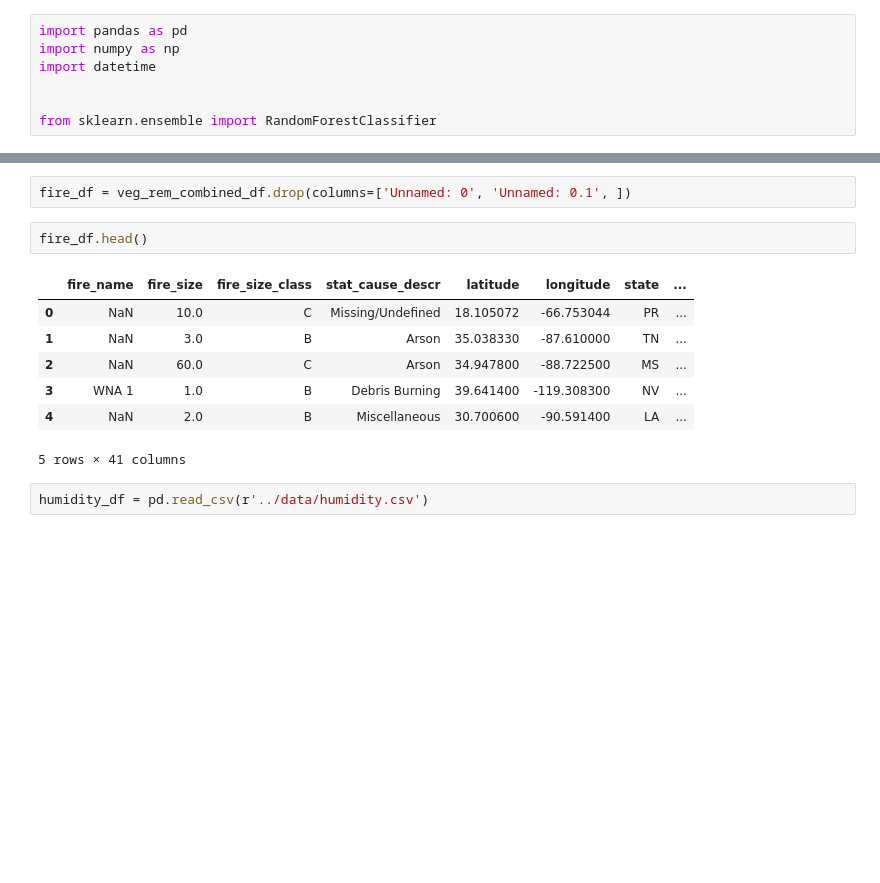
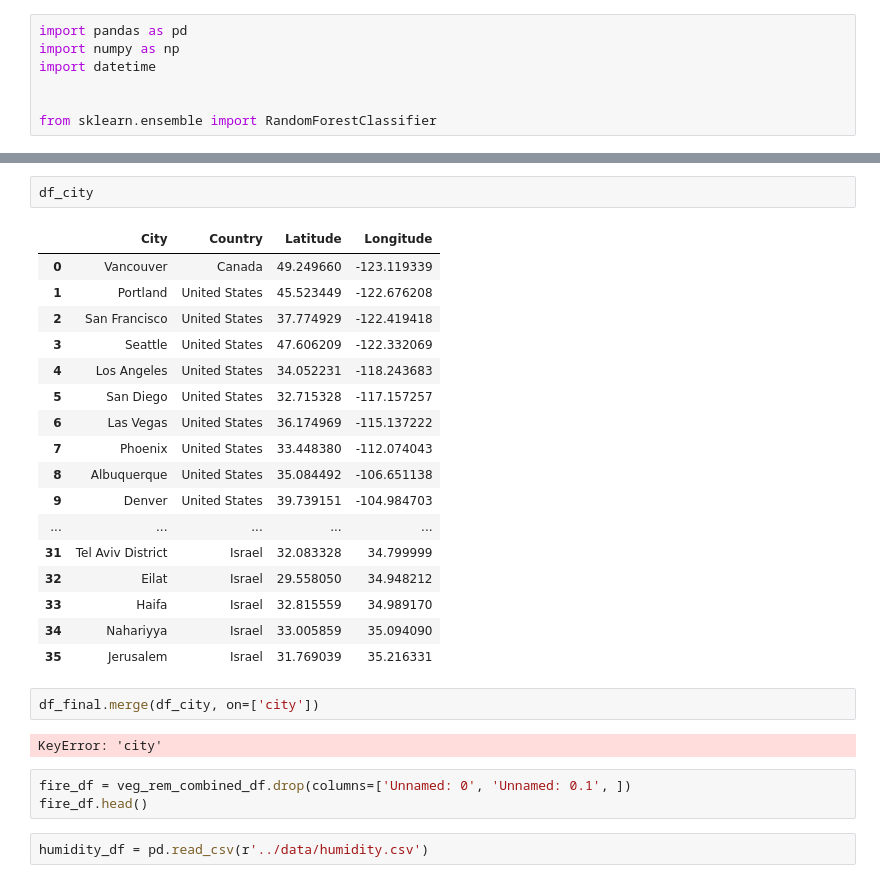
Before and after one commit to julianskywalker/SustainabilityHackathon2022, a Jupyter notebook: code/SustainabilityHackathon2022.ipynb, the cells around one changed output, grey strips where cells are left out. Cells and saved outputs as stored; diff of their text form; blank space fills up the shorter version.

```diff
--- a/code/SustainabilityHackathon2022.ipynb
+++ b/code/SustainabilityHackathon2022.ipynb
@@ -20,15 +59,30 @@ veg_rem_combined_df.head(2)
+# %%
+df_city
+# %% [output]
+|  | City | Country | Latitude | Longitude |
+| 0 | Vancouver | Canada | 49.249660 | -123.119339 |
+| 1 | Portland | United States | 45.523449 | -122.676208 |
+| 2 | San Francisco | United States | 37.774929 | -122.419418 |
+| 3 | Seattle | United States | 47.606209 | -122.332069 |
+| 4 | Los Angeles | United States | 34.052231 | -118.243683 |
+| 5 | San Diego | United States | 32.715328 | -117.157257 |
+| 6 | Las Vegas | United States | 36.174969 | -115.137222 |
+| 7 | Phoenix | United States | 33.448380 | -112.074043 |
+| 8 | Albuquerque | United States | 35.084492 | -106.651138 |
+| 9 | Denver | United States | 39.739151 | -104.984703 |
+| ... | ... | ... | ... | ... |
+| 31 | Tel Aviv District | Israel | 32.083328 | 34.799999 |
+| 32 | Eilat | Israel | 29.558050 | 34.948212 |
+| 33 | Haifa | Israel | 32.815559 | 34.989170 |
+| 34 | Nahariyya | Israel | 33.005859 | 35.094090 |
+| 35 | Jerusalem | Israel | 31.769039 | 35.216331 |
+# %%
+df_final.merge(df_city, on=['city'])
+# %% [output]
+KeyError: 'city'
 # %%
 fire_df = veg_rem_combined_df.drop(columns=['Unnamed: 0', 'Unnamed: 0.1', ])
+fire_df.head()
-# %%
-fire_df.head()
-# %% [output]
-|  | fire_name | fire_size | fire_size_class | stat_cause_descr | latitude | longitude | state | ... |
-| 0 | NaN | 10.0 | C | Missing/Undefined | 18.105072 | -66.753044 | PR | ... |
-| 1 | NaN | 3.0 | B | Arson | 35.038330 | -87.610000 | TN | ... |
-| 2 | NaN | 60.0 | C | Arson | 34.947800 | -88.722500 | MS | ... |
-| 3 | WNA 1 | 1.0 | B | Debris Burning | 39.641400 | -119.308300 | NV | ... |
-| 4 | NaN | 2.0 | B | Miscellaneous | 30.700600 | -90.591400 | LA | ... |
-5 rows × 41 columns
 # %%
 humidity_df = pd.read_csv(r'../data/humidity.csv')
 # %%
```
Also changed, not shown: parts of 5 cells of this notebook.
